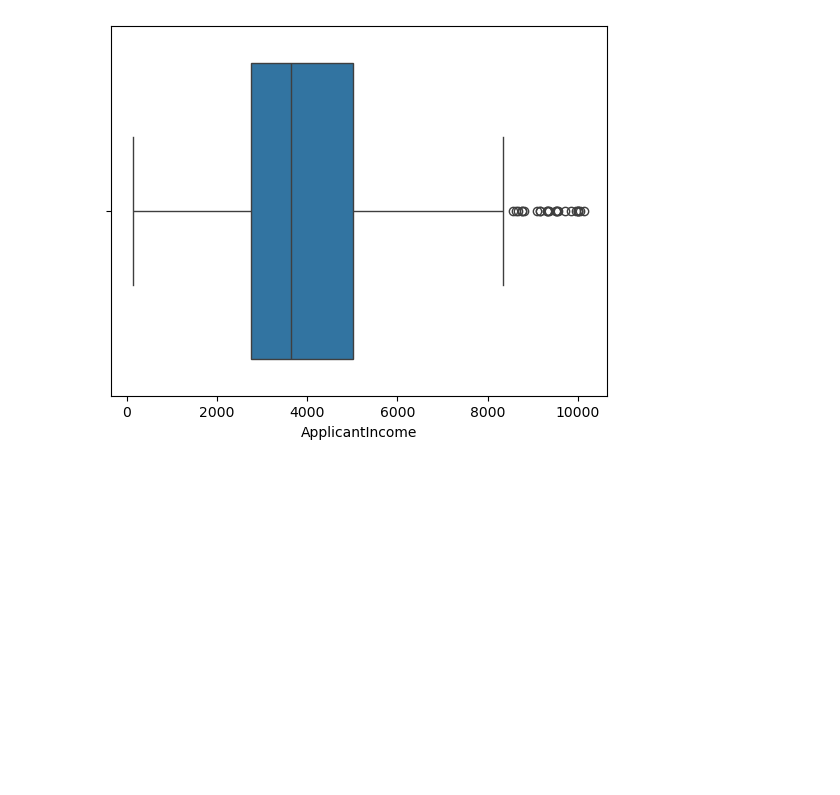
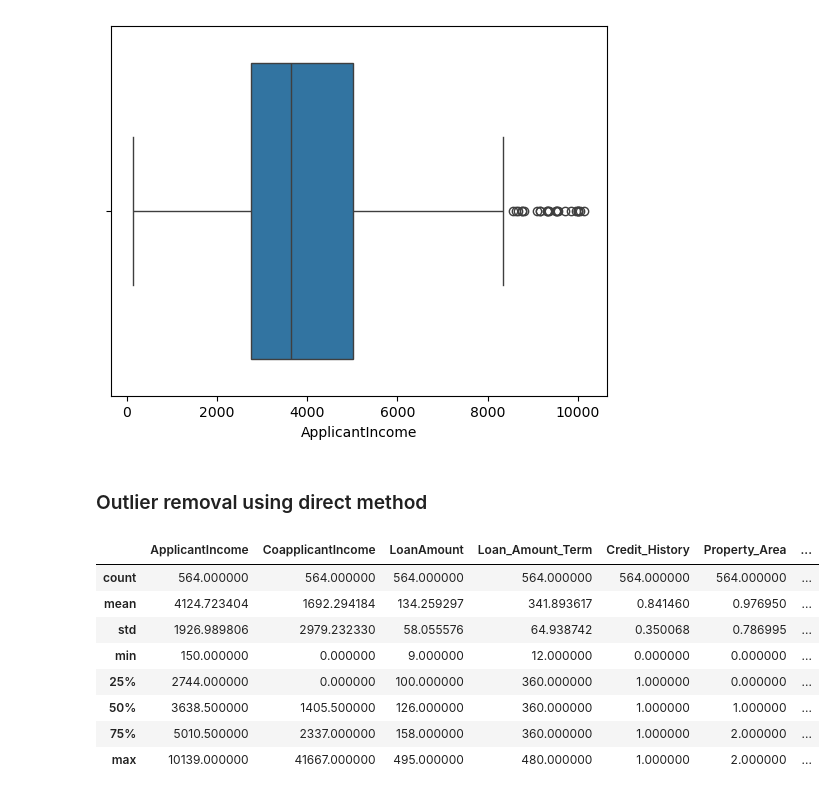
Before and after one commit to pravatn01/Loan-Data-Cleaning, a Jupyter notebook: loan_clean.ipynb, the cells around one changed output. Cells and saved outputs as stored; diff of their text form; code cells hidden in the pictures; blank space fills up the shorter version.

```diff
--- a/loan_clean.ipynb
+++ b/loan_clean.ipynb
@@ -267,3 +267,17 @@ sns.boxplot(x = 'ApplicantIncome', data = df)
 plt.show()
 # %% [output]
 [figure]
+# %% [markdown]
+### Outlier removal using direct method
+# %%
+df.describe()
+# %% [output]
+|  | ApplicantIncome | CoapplicantIncome | LoanAmount | Loan_Amount_Term | Credit_History | Property_Area | ... |
+| count | 564.000000 | 564.000000 | 564.000000 | 564.000000 | 564.000000 | 564.000000 | ... |
+| mean | 4124.723404 | 1692.294184 | 134.259297 | 341.893617 | 0.841460 | 0.976950 | ... |
+| std | 1926.989806 | 2979.232330 | 58.055576 | 64.938742 | 0.350068 | 0.786995 | ... |
+| min | 150.000000 | 0.000000 | 9.000000 | 12.000000 | 0.000000 | 0.000000 | ... |
+| 25% | 2744.000000 | 0.000000 | 100.000000 | 360.000000 | 1.000000 | 0.000000 | ... |
+| 50% | 3638.500000 | 1405.500000 | 126.000000 | 360.000000 | 1.000000 | 1.000000 | ... |
+| 75% | 5010.500000 | 2337.000000 | 158.000000 | 360.000000 | 1.000000 | 2.000000 | ... |
+| max | 10139.000000 | 41667.000000 | 495.000000 | 480.000000 | 1.000000 | 2.000000 | ... |
```
Also changed, not shown: parts of 3 cells of this notebook.
